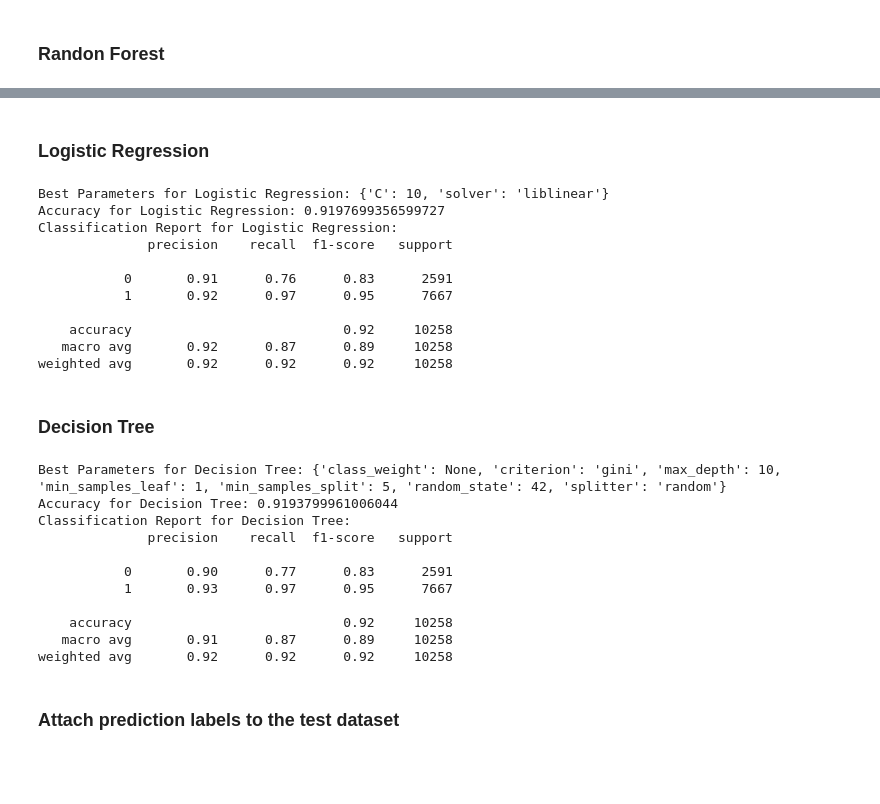
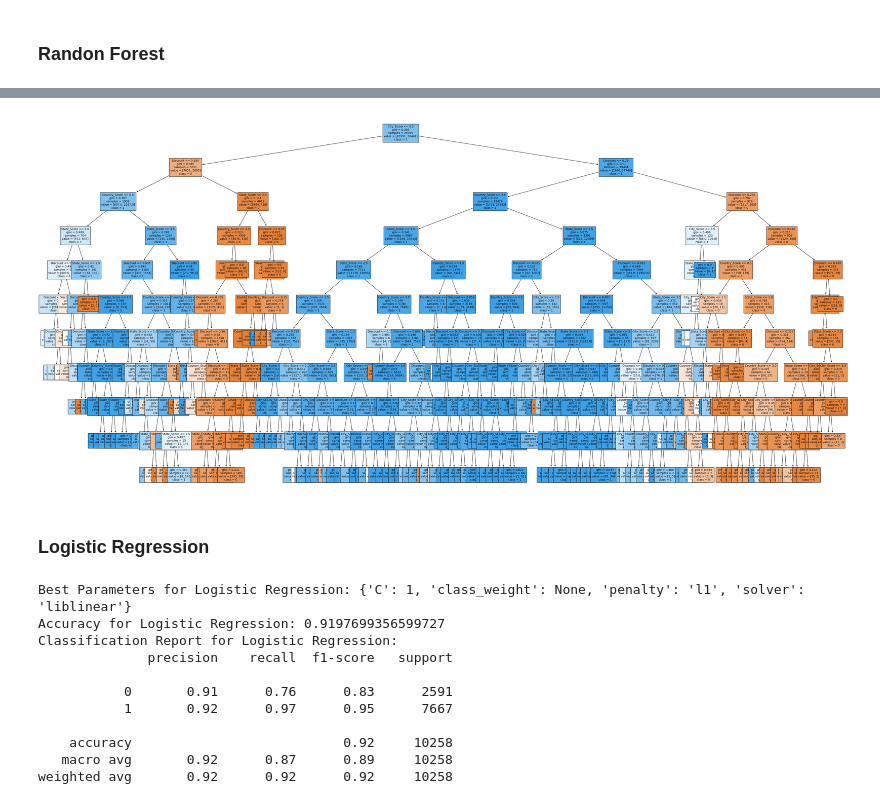
Before and after one commit to Longorrii/DataWarehouseAndOlap, a Jupyter notebook: SOURCE/Data Mining/DataMining.ipynb, the cells around one changed output, grey strips where cells are left out. Saved outputs shown, nothing was run; the diff lists cells and outputs as text; code cells hidden in the pictures; blank space fills up the shorter version.

```diff
--- a/SOURCE/Data Mining/DataMining.ipynb
+++ b/SOURCE/Data Mining/DataMining.ipynb
@@ -596,13 +623,26 @@ weighted avg       0.92      0.92      0.92     10258
+# %%
+# Visualize one of the trees in the Random Forest
+from sklearn import tree
+
+fig, ax = plt.subplots(figsize=(50, 24))
+tree.plot_tree(best_rf.estimators_[0], feature_names=X_train.columns, class_names=['0', '1'], filled=True, fontsize=10)
+plt.savefig('decision_tree_entropy', dpi=100)
+plt.show()
+# %% [output]
+[figure, added]
 # %% [markdown]
 ### Logistic Regression
 # %%
 from sklearn.linear_model import LogisticRegression
+from sklearn.model_selection import GridSearchCV
+from sklearn.metrics import accuracy_score, classification_report
 
 # Define the parameter grid for Logistic Regression
-param_grid_lr = {
-    'C': [0.001, 0.01, 0.1, 1, 10, 100],
-    'solver': ['liblinear', 'lbfgs']
-}
+param_grid_lr = [
+    {'C': [0.0001, 0.001, 0.01, 0.1, 1, 10, 100, 1000], 'solver': ['liblinear'], 'penalty': ['l1', 'l2'], 'class_weight': [None, 'balanced']},
+    {'C': [0.0001, 0.001, 0.01, 0.1, 1, 10, 100, 1000], 'solver': ['lbfgs', 'newton-cg', 'sag'], 'penalty': ['l2'], 'class_weight': [None, 'balanced']},
+    {'C': [0.0001, 0.001, 0.01, 0.1, 1, 10, 100, 1000], 'solver': ['saga'], 'penalty': ['l1', 'l2', 'elasticnet'], 'class_weight': [None, 'balanced'], 'l1_ratio': [0.0, 0.5, 1.0] }
+]
 
 # Create a Grid Search CV for Logistic Regression
 grid_search_lr = GridSearchCV(
@@ -630,7 +670,7 @@ print(f'Best Parameters for Logistic Regression: {grid_search_lr.best_params_}')
 print(f'Accuracy for Logistic Regression: {accuracy_lr}')
 print(f'Classification Report for Logistic Regression:\n{report_lr}')
 # %% [output]
-Best Parameters for Logistic Regression: {'C': 10, 'solver': 'liblinear'}
+Best Parameters for Logistic Regression: {'C': 1, 'class_weight': None, 'penalty': 'l1', 'solver': 'liblinear'}
 Accuracy for Logistic Regression: 0.9197699356599727
 Classification Report for Logistic Regression:
               precision    recall  f1-score   support
@@ -641,60 +681,3 @@ Classification Report for Logistic Regression:
     accuracy                           0.92     10258
    macro avg       0.92      0.87      0.89     10258
 weighted avg       0.92      0.92      0.92     10258
-# %% [markdown]
-### Decision Tree
-# %%
-from sklearn.tree import DecisionTreeClassifier
-from sklearn.model_selection import GridSearchCV
-from sklearn.metrics import accuracy_score, classification_report
-
-# Define the parameter grid for Decision Tree
-param_grid = {
-    'criterion': ['gini', 'entropy'],
-    'splitter': ['best', 'random'],
-    'max_depth': [None, 5, 10, 20],
-    'min_samples_split': [2, 5, 10],
-    'min_samples_leaf': [1, 2, 4],
-    'class_weight': ['balanced', None],
-    'random_state': [42]
-}
-
-# Create a Grid Search CV for Decision Tree
-grid_search_dt = GridSearchCV(
-    estimator=DecisionTreeClassifier(),
-    param_grid=param_grid,
-    cv=5,
-    scoring='accuracy',
-    n_jobs=-1
-)
-
-# Train the model
-grid_search_dt.fit(X_train, y_train)
-
-# Get the best model
-best_dt = grid_search_dt.best_estimator_
-
-# Make predictions
-y_pred_dt = best_dt.predict(X_test)
-
-# Evaluate the model
-accuracy_dt = accuracy_score(y_test, y_pred_dt)
-report_dt = classification_report(y_test, y_pred_dt)
-
-print(f'Best Parameters for Decision Tree: {grid_search_dt.best_params_}')
-print(f'Accuracy for Decision Tree: {accuracy_dt}')
-print(f'Classification Report for Decision Tree:\n{report_dt}')
-# %% [output]
-Best Parameters for Decision Tree: {'class_weight': None, 'criterion': 'gini', 'max_depth': 10, 'min_samples_leaf': 1, 'min_samples_split': 5, 'random_state': 42, 'splitter': 'random'}
-Accuracy for Decision Tree: 0.9193799961006044
-Classification Report for Decision Tree:
-              precision    recall  f1-score   support
-
-           0       0.90      0.77      0.83      2591
-           1       0.93      0.97      0.95      7667
-
-    accuracy                           0.92     10258
-   macro avg       0.91      0.87      0.89     10258
-weighted avg       0.92      0.92      0.92     10258
-# %% [markdown]
-### Attach prediction labels to the test dataset
```
Also changed, not shown: parts of 44 cells of this notebook, 12 other files.
